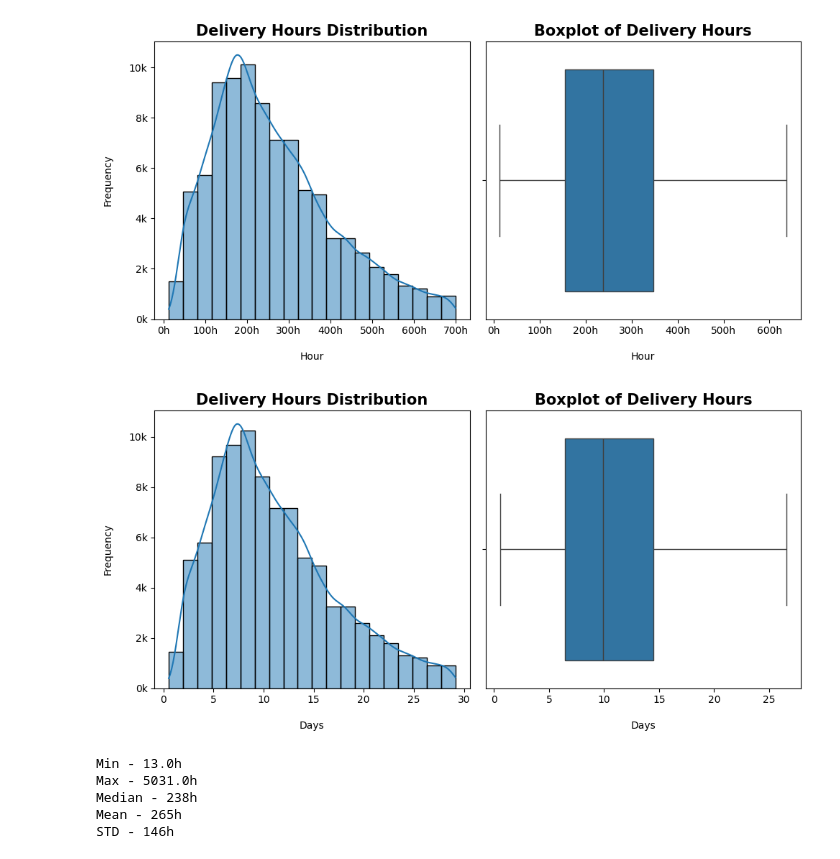
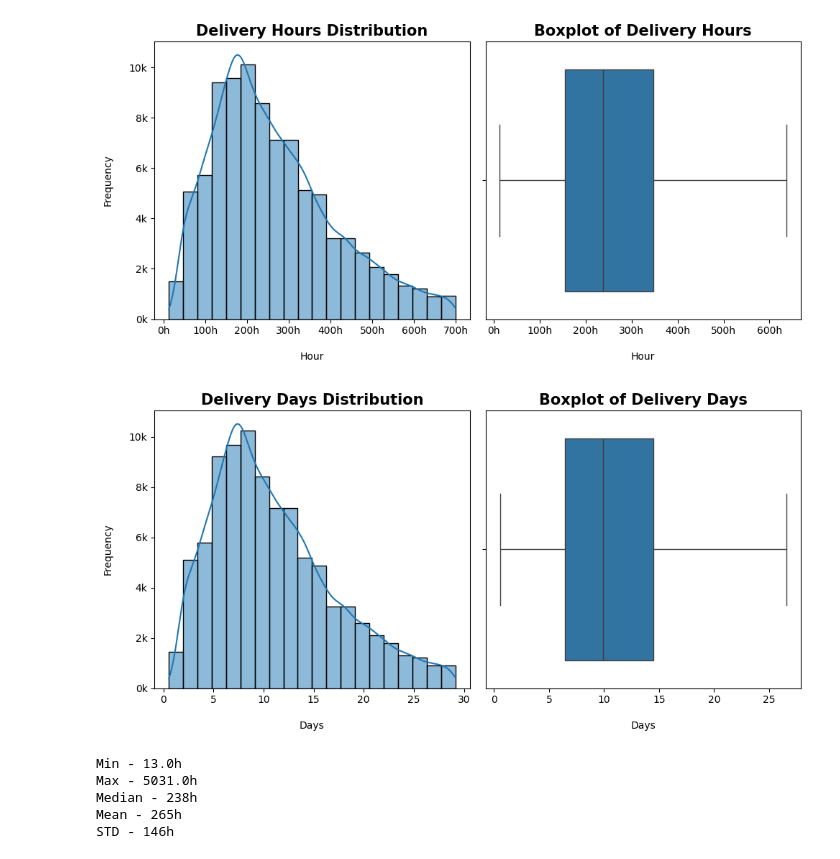
Before and after one commit to Hospoghosyan/E-commerce_Analysis, a Jupyter notebook: EDA.ipynb, the cells around one changed output. Cells and saved outputs as stored; diff of their text form; code cells hidden in the pictures.

```diff
--- a/EDA.ipynb
+++ b/EDA.ipynb
@@ -1427,27 +1418,27 @@ plt.show()
 # %%
 x = fil_del_time["delivery_days"]
 plt.figure(figsize=(10, 5))
 
 # Histogram
 plt.subplot(1, 2, 1)
 sns.histplot(x=x, kde=True, bins=20)
 plt.ylabel("Frequency\n")
 plt.xlabel("\nDays")
-plt.title("Delivery Hours Distribution", fontsize=15, fontweight='bold')
+plt.title("Delivery Days Distribution", fontsize=15, fontweight='bold')
 plt.gca().yaxis.set_major_formatter(mtick.FuncFormatter(lambda x, _: f"{x // 1000:,.0f}k"))
 
 # Boxplot
 plt.subplot(1, 2, 2)
 sns.boxplot(x=x, orient='h', showfliers=False)
 plt.xlabel("\nDays")
-plt.title("Boxplot of Delivery Hours", fontsize=15, fontweight='bold')
+plt.title("Boxplot of Delivery Days", fontsize=15, fontweight='bold')
 plt.gca().xaxis.set_major_formatter(mtick.FuncFormatter(lambda x, _: f"{x:.0f}"))
 
 
 plt.tight_layout()
 plt.show()
 # %% [output]
-[figure, old version]
+[figure, new version]
 # %%
 print(f"Min - {del_time['delivery_hours'].min()}h")
 print(f"Max - {del_time['delivery_hours'].max()}h")
```
Also changed, not shown: parts of 2 cells of this notebook.
